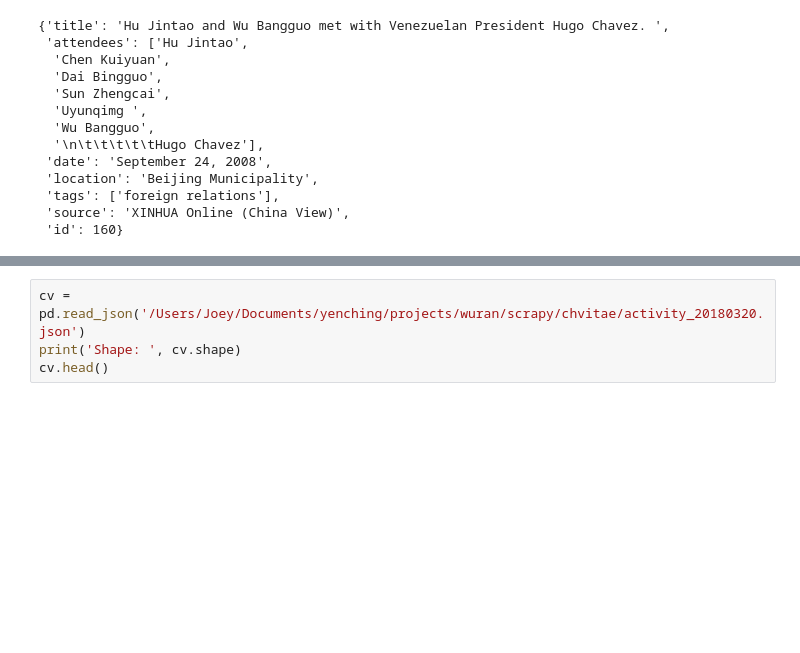
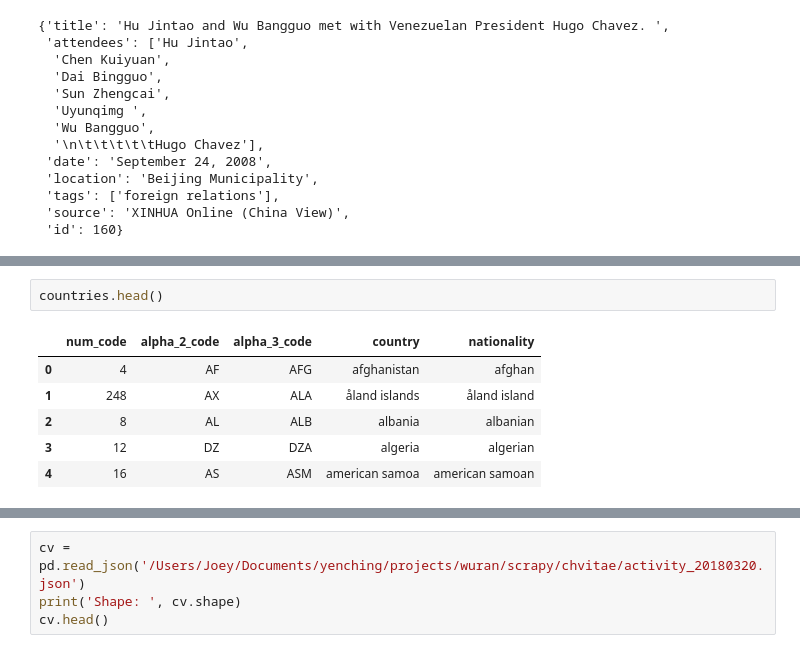
Before and after one commit to yontartu/wuran, a Jupyter notebook: beijing_aqi.ipynb, the cells around one changed output, grey strips where cells are left out. Drawn from its saved outputs; the diff is of its cells as text; blank space fills up the shorter version.

```diff
--- a/beijing_aqi.ipynb
+++ b/beijing_aqi.ipynb
@@ -651,0 +735,9 @@ for co in co_list:
+# %%
+countries.head()
+# %% [output]
+|  | num_code | alpha_2_code | alpha_3_code | country | nationality |
+| 0 | 4 | AF | AFG | afghanistan | afghan |
+| 1 | 248 | AX | ALA | åland islands | åland island |
+| 2 | 8 | AL | ALB | albania | albanian |
+| 3 | 12 | DZ | DZA | algeria | algerian |
+| 4 | 16 | AS | ASM | american samoa | american samoan |
```
Also changed, not shown: parts of 15 cells of this notebook, 3 other files.
